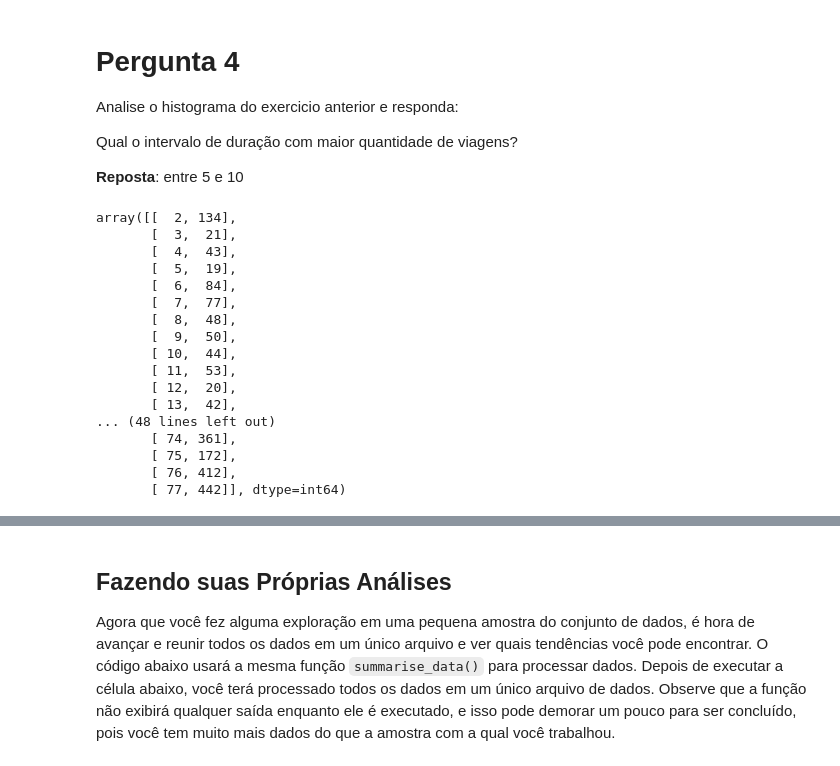
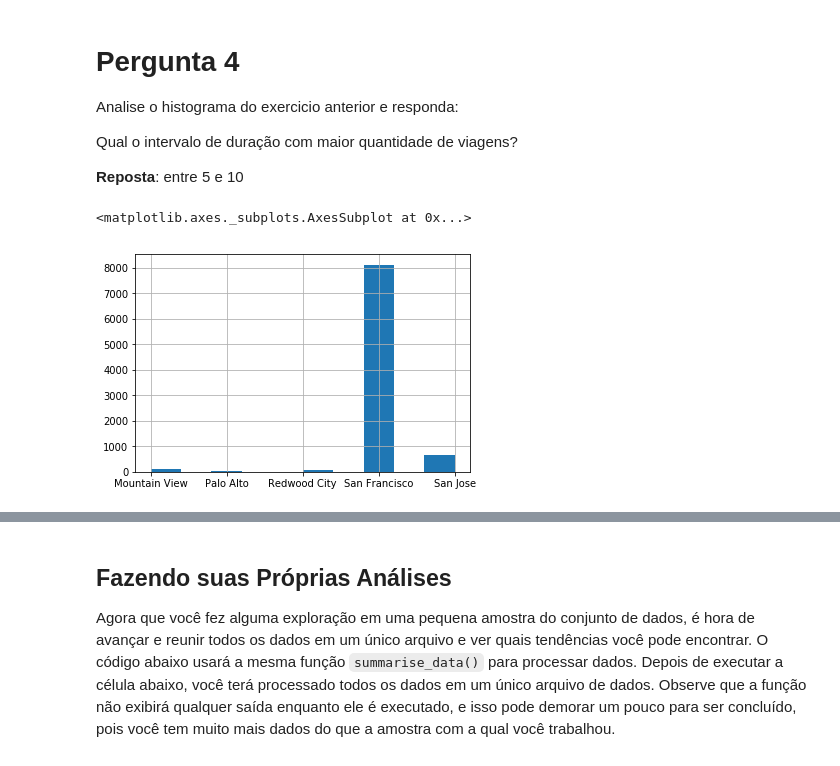
Before and after one commit to luisfcardoso/Udacity, a Jupyter notebook: Fundamentos de Data Science 1/Projeto/Analise_Bay_Area_Bike_Share-NDFDSI.ipynb, the cells around one changed output, grey strips where cells are left out. Saved outputs shown, nothing was run; the diff lists cells and outputs as text; code cells hidden in the pictures.

```diff
--- a/Fundamentos de Data Science 1/Projeto/Analise_Bay_Area_Bike_Share-NDFDSI.ipynb
+++ b/Fundamentos de Data Science 1/Projeto/Analise_Bay_Area_Bike_Share-NDFDSI.ipynb
@@ -394,25 +397,8 @@ Qual o intervalo de duração com maior quantidade de viagens?
 # %%
 trip = trip_data[(trip_data['duration'] >= 5) & (trip_data['duration'] <= 10)]
 origin = trip['start_city']
 dest = trip['end_city']
-y = np.bincount(dest)
-ii = np.nonzero(y)[0]
-np.vstack((ii,y[ii])).T
+origin.hist()
 # %% [output]
-array([[  2, 134],
-       [  3,  21],
-       [  4,  43],
-       [  5,  19],
-       [  6,  84],
-       [  7,  77],
-       [  8,  48],
-       [  9,  50],
-       [ 10,  44],
-       [ 11,  53],
-       [ 12,  20],
-       [ 13,  42],
-... (48 lines left out)
-       [ 74, 361],
-       [ 75, 172],
-       [ 76, 412],
-       [ 77, 442]], dtype=int64)
+<matplotlib.axes._subplots.AxesSubplot at 0x...>
+[figure, added]
```
Also changed, not shown: parts of 11 cells of this notebook, 3 other files.
